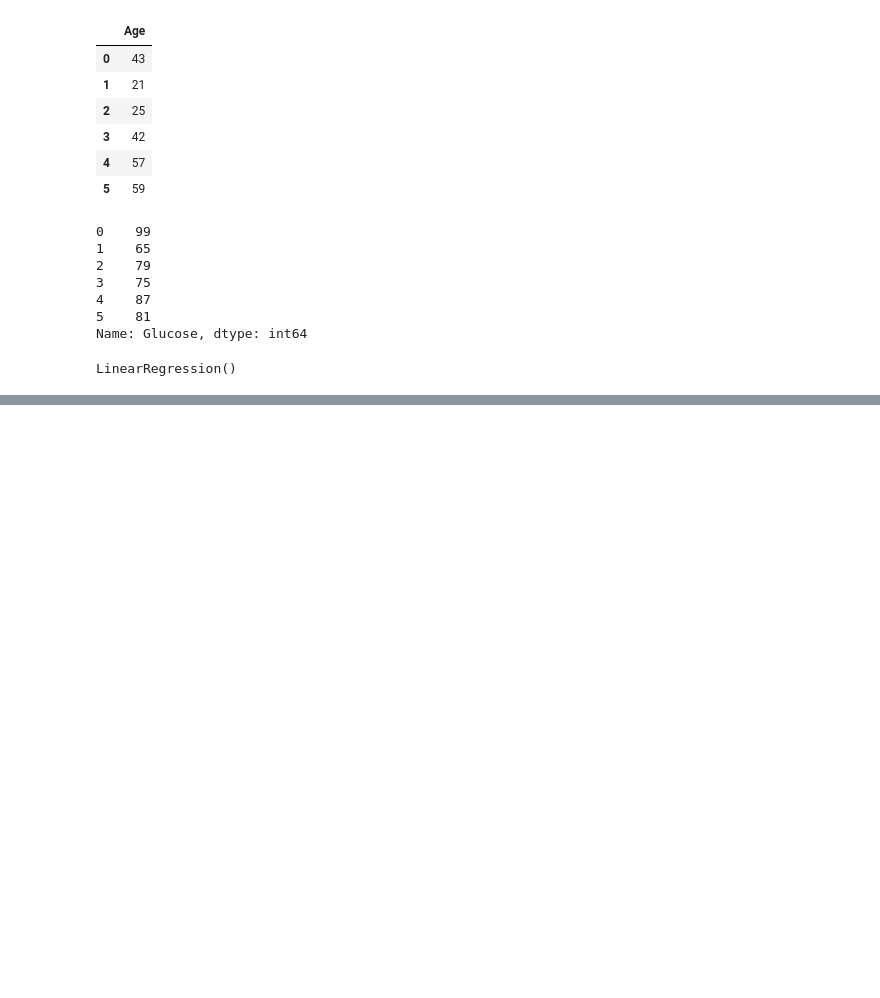
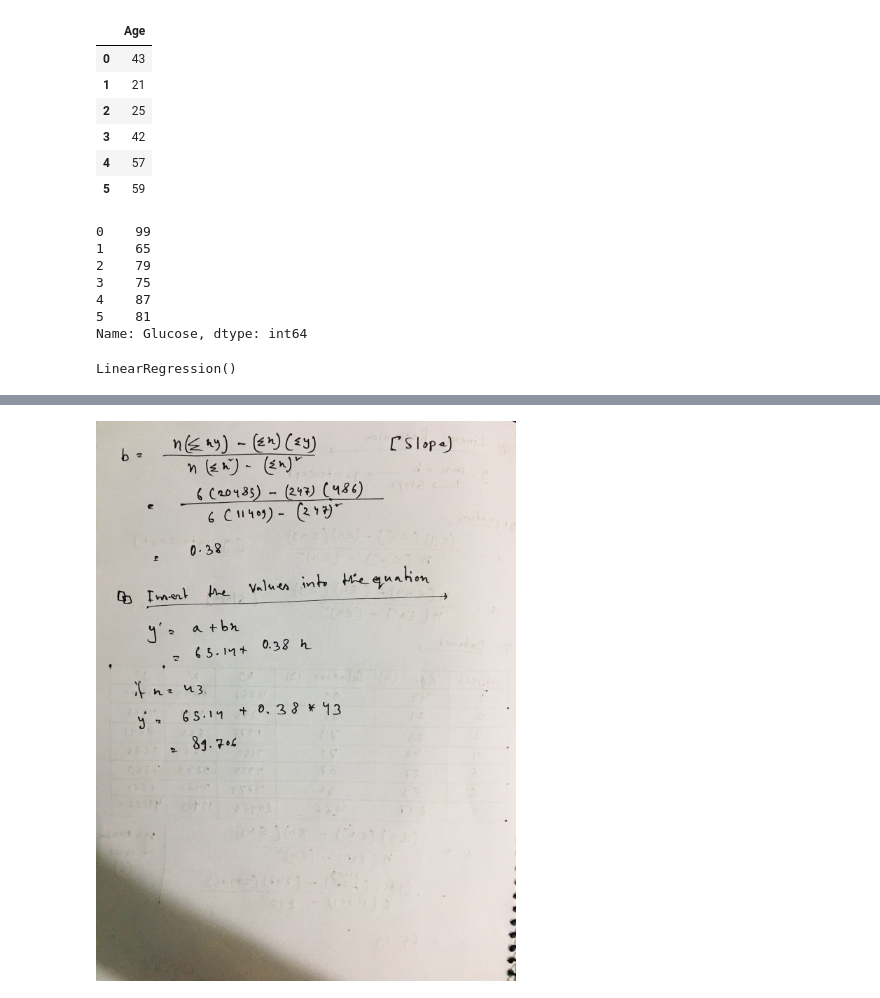
Before and after one commit to jabedkhanjb/Project-Class-TMU, a Jupyter notebook: Jupyter Notebook/C5 ML Prediction & Evaluation/Linear Regression.ipynb, the cells around one changed output, grey strips where cells are left out. Saved outputs shown, nothing was run; the diff lists cells and outputs as text; code cells hidden in the pictures; blank space fills up the shorter version.

```diff
--- a/Jupyter Notebook/C5 ML Prediction & Evaluation/Linear Regression.ipynb
+++ b/Jupyter Notebook/C5 ML Prediction & Evaluation/Linear Regression.ipynb
@@ -60,0 +76,4 @@ array([81.7062458])
+# %%
+display.Image("IMG/4.jpg")
+# %% [output]
+[figure, added]
```
Also changed, not shown: parts of 13 cells of this notebook, 5 other files.
